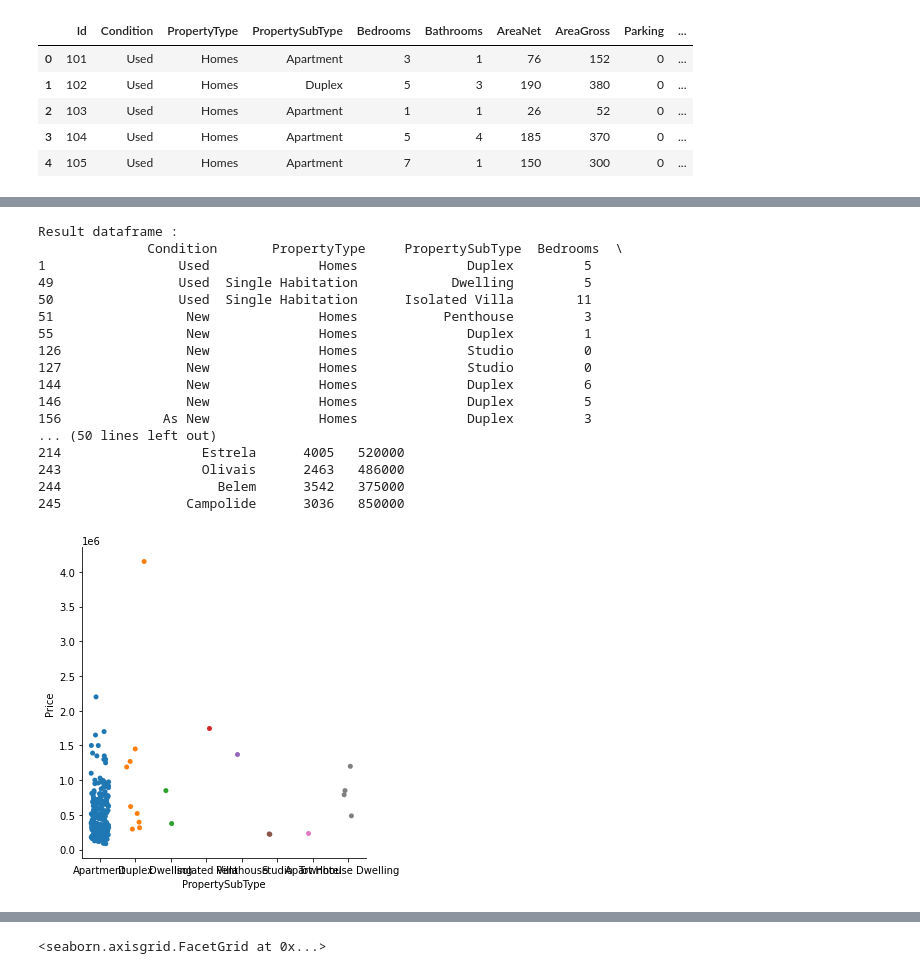
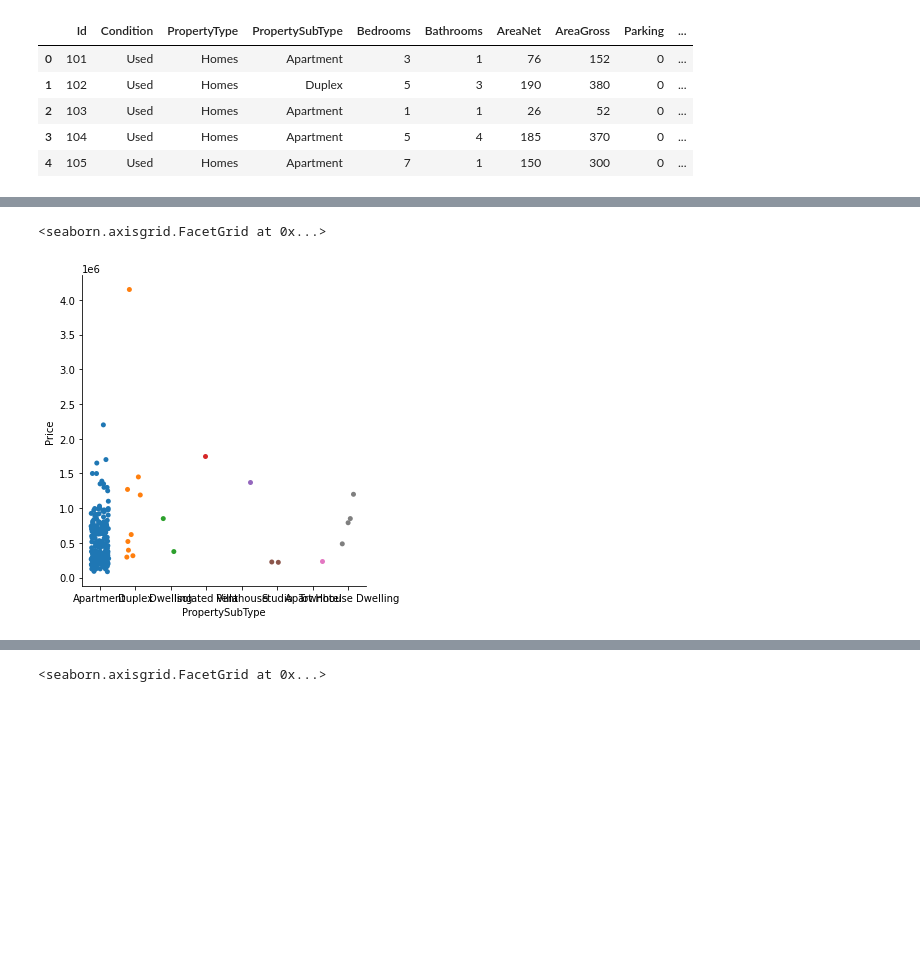
Before and after one commit to NEECIST/Machine-Learning-Workshop, a Jupyter notebook: regression/ws2.ipynb, the cells around one changed output, grey strips where cells are left out. Cells and saved outputs as stored; diff of their text form; code cells hidden in the pictures; blank space fills up the shorter version.

```diff
--- a/regression/ws2.ipynb
+++ b/regression/ws2.ipynb
@@ -63,26 +43,6 @@ Result dataframe :
 # %%
 sn.catplot(x='PropertySubType', y='Price',  data=df,jitter='0.25')
-
-lim_df = df[df['PropertySubType'] != 'Apartment']
-
-print('\nResult dataframe :\n', lim_df)
 # %% [output]
-Result dataframe :
-              Condition       PropertyType     PropertySubType  Bedrooms  \
-1                 Used              Homes              Duplex         5
-49                Used  Single Habitation            Dwelling         5
-50                Used  Single Habitation      Isolated Villa        11
-51                 New              Homes           Penthouse         3
-55                 New              Homes              Duplex         1
-126                New              Homes              Studio         0
-127                New              Homes              Studio         0
-144                New              Homes              Duplex         6
-146                New              Homes              Duplex         5
-156             As New              Homes              Duplex         3
-... (50 lines left out)
-214                  Estrela      4005   520000
-243                  Olivais      2463   486000
-244                    Belem      3542   375000
-245                Campolide      3036   850000
+<seaborn.axisgrid.FacetGrid at 0x...>
-[figure, old version]
+[figure, new version]
 # %%
```
Also changed, not shown: parts of 18 cells of this notebook.
